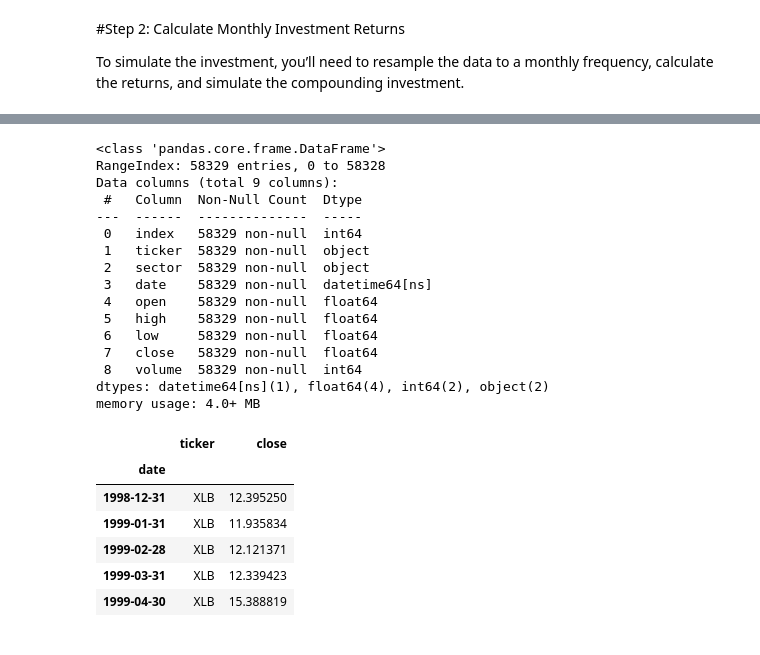
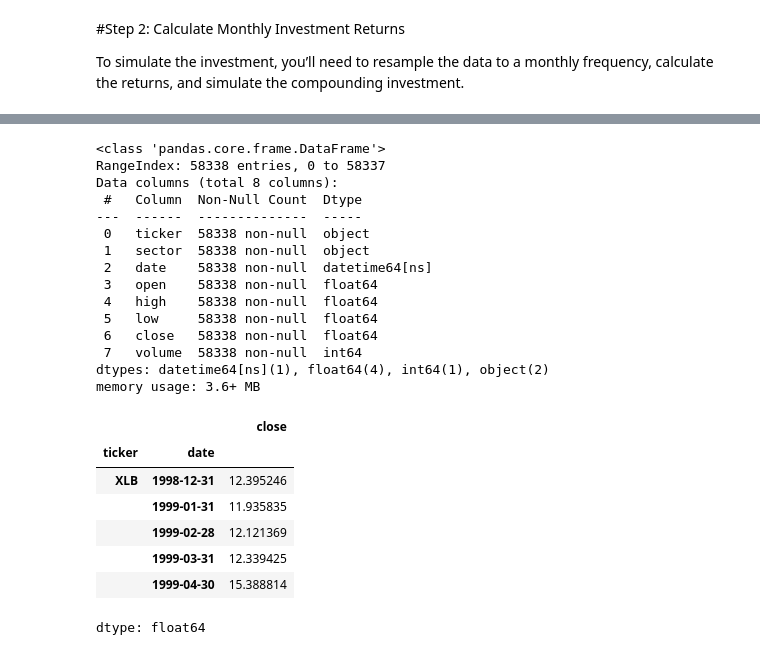
Before and after one commit to stonewallmhk/QuantMindi, a Jupyter notebook: SP500_Sector_Analysis.ipynb, the cells around one changed output, grey strips where cells are left out. Drawn from its saved outputs; the diff is of its cells as text; code cells hidden in the pictures.

```diff
--- a/SP500_Sector_Analysis.ipynb
+++ b/SP500_Sector_Analysis.ipynb
@@ -58,7 +59,7 @@ def fetch_data(ticker_symbol, commodity_name):
         data['Date'] = data['Date'].dt.strftime('%Y-%m-%d')
 
     # Drop the unnecessary columns
-    data.drop(columns=['Dividends', 'Stock Splits', 'Adj Close', 'Capital Gains'], inplace=True, errors='ignore')
+    data.drop(columns=['Dividends', 'Stock Splits', 'Capital Gains'], inplace=True, errors='ignore')
 
     data['ticker'] = ticker_symbol
     data['sector'] = commodity_name
@@ -152,6 +153,6 @@ See the caveats in the documentation: https://pandas.pydata.org/pandas-docs/stab
 
 To simulate the investment, you’ll need to resample the data to a monthly frequency, calculate the returns, and simulate the compounding investment.
 # %%
-filtered_data = filtered_data.reset_index()
+filtered_data = filtered_data.reset_index(drop=True)
 filtered_data.head()
 # %% [output]
@@ -165,37 +166,37 @@ filtered_data.head()
 filtered_data.info()
 # %% [output]
 <class 'pandas.core.frame.DataFrame'>
-RangeIndex: 58329 entries, 0 to 58328
-Data columns (total 9 columns):
+RangeIndex: 58338 entries, 0 to 58337
+Data columns (total 8 columns):
  #   Column  Non-Null Count  Dtype
 ---  ------  --------------  -----
- 0   index   58329 non-null  int64
- 1   ticker  58329 non-null  object
- 2   sector  58329 non-null  object
- 3   date    58329 non-null  datetime64[ns]
- 4   open    58329 non-null  float64
- 5   high    58329 non-null  float64
- 6   low     58329 non-null  float64
- 7   close   58329 non-null  float64
- 8   volume  58329 non-null  int64
-dtypes: datetime64[ns](1), float64(4), int64(2), object(2)
-memory usage: 4.0+ MB
+ 0   ticker  58338 non-null  object
+ 1   sector  58338 non-null  object
+ 2   date    58338 non-null  datetime64[ns]
+ 3   open    58338 non-null  float64
+ 4   high    58338 non-null  float64
+ 5   low     58338 non-null  float64
+ 6   close   58338 non-null  float64
+ 7   volume  58338 non-null  int64
+dtypes: datetime64[ns](1), float64(4), int64(1), object(2)
+memory usage: 3.6+ MB
 # %%
 # Set 'date' as the index if not already
 filtered_data.set_index('date', inplace=True)
 # %%
 # prompt: group by ticker and resample to monthly using the last available price
 
-monthly_prices = filtered_data.groupby('ticker')['close'].resample('M').last()
+monthly_data = filtered_data.groupby('ticker')['close'].resample('M').last()
 # %%
-monthly_prices = monthly_prices.reset_index()
-monthly_prices.set_index('date', inplace=True)
-monthly_prices.head()
+#monthly_prices = monthly_prices.reset_index()
+#monthly_prices.set_index('date', inplace=True)
+monthly_data.head()
 # %% [output]
-|  | ticker | close |
-| date |  |  |
-| 1998-12-31 | XLB | 12.395250 |
-| 1999-01-31 | XLB | 11.935834 |
-| 1999-02-28 | XLB | 12.121371 |
-| 1999-03-31 | XLB | 12.339423 |
-| 1999-04-30 | XLB | 15.388819 |
+|  |  | close |
+| ticker | date |  |
+| XLB | 1998-12-31 | 12.395246 |
+|  | 1999-01-31 | 11.935835 |
+|  | 1999-02-28 | 12.121369 |
+|  | 1999-03-31 | 12.339425 |
+|  | 1999-04-30 | 15.388814 |
+dtype: float64
```
Also changed, not shown: parts of 33 cells of this notebook.
